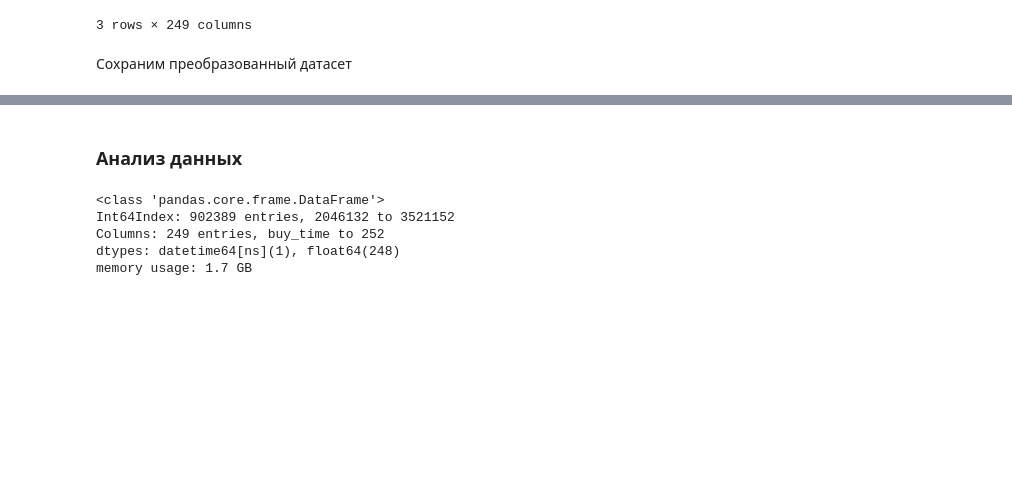
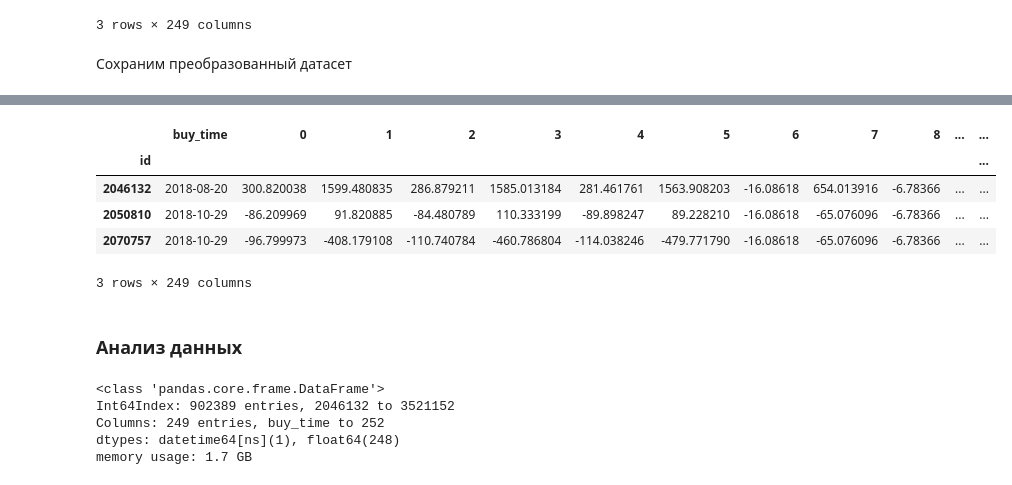
Before and after one commit to alex-chin/gb_megafone1, a Jupyter notebook: Project/megafone_offer_service.ipynb, the cells around one changed output, grey strips where cells are left out. Cells and saved outputs as stored; diff of their text form; code cells hidden in the pictures; blank space fills up the shorter version.

```diff
--- a/Project/megafone_offer_service.ipynb
+++ b/Project/megafone_offer_service.ipynb
@@ -406,0 +426,42 @@ features_new.to_parquet('features_drop.parquet')
+# %%
+def reduce_mem_usage(df):
+    """ iterate through all the columns of a dataframe and modify the data type
+        to reduce memory usage.
+    """
+    start_mem = df.memory_usage().sum() / 1024**2
+    print('Memory usage of dataframe is {:.2f} MB'.format(start_mem))
+
+    for col in df.columns:
+        col_type = df[col].dtype
+
+        if pd.api.types.is_datetime64_ns_dtype(df[col]):
+            continue
+        if col_type != object:
+            c_min = df[col].min()
+            c_max = df[col].max()
+            if str(col_type)[:3] == 'int':
+                if c_min > np.iinfo(np.int8).min and c_max < np.iinfo(np.int8).max:
+                    df[col] = df[col].astype(np.int8)
+                elif c_min > np.iinfo(np.int16).min and c_max < np.iinfo(np.int16).max:
+                    df[col] = df[col].astype(np.int16)
+                elif c_min > np.iinfo(np.int32).min and c_max < np.iinfo(np.int32).max:
+                    df[col] = df[col].astype(np.int32)
+                elif c_min > np.iinfo(np.int64).min and c_max < np.iinfo(np.int64).max:
+                    df[col] = df[col].astype(np.int64)
+            else:
+                if c_min > np.finfo(np.float16).min and c_max < np.finfo(np.float16).max:
+                    df[col] = df[col].astype(np.float16)
+                elif c_min > np.finfo(np.float32).min and c_max < np.finfo(np.float32).max:
+                    df[col] = df[col].astype(np.float32)
+                else:
+                    df[col] = df[col].astype(np.float64)
+        else:
+            df[col] = df[col].astype('category')
+
+    end_mem = df.memory_usage().sum() / 1024**2
+    print('Memory usage after optimization is: {:.2f} MB'.format(end_mem))
+    print('Decreased by {:.1f}%'.format(100 * (start_mem - end_mem) / start_mem))
+
+    return df
+# %%
+feats = reduce_mem_usage(feats)
@@ -406,0 +495,9 @@ features_new.to_parquet('features_drop.parquet')
+# %%
+feats.head(3)
+# %% [output]
+|  | buy_time | 0 | 1 | 2 | 3 | 4 | 5 | 6 | 7 | 8 | ... | ... |
+| id |  |  |  |  |  |  |  |  |  |  |  | ... |
+| 2046132 | 2018-08-20 | 300.820038 | 1599.480835 | 286.879211 | 1585.013184 | 281.461761 | 1563.908203 | -16.08618 | 654.013916 | -6.78366 | ... | ... |
+| 2050810 | 2018-10-29 | -86.209969 | 91.820885 | -84.480789 | 110.333199 | -89.898247 | 89.228210 | -16.08618 | -65.076096 | -6.78366 | ... | ... |
+| 2070757 | 2018-10-29 | -96.799973 | -408.179108 | -110.740784 | -460.786804 | -114.038246 | -479.771790 | -16.08618 | -65.076096 | -6.78366 | ... | ... |
+3 rows × 249 columns
```
Also changed, not shown: parts of 31 cells of this notebook.
